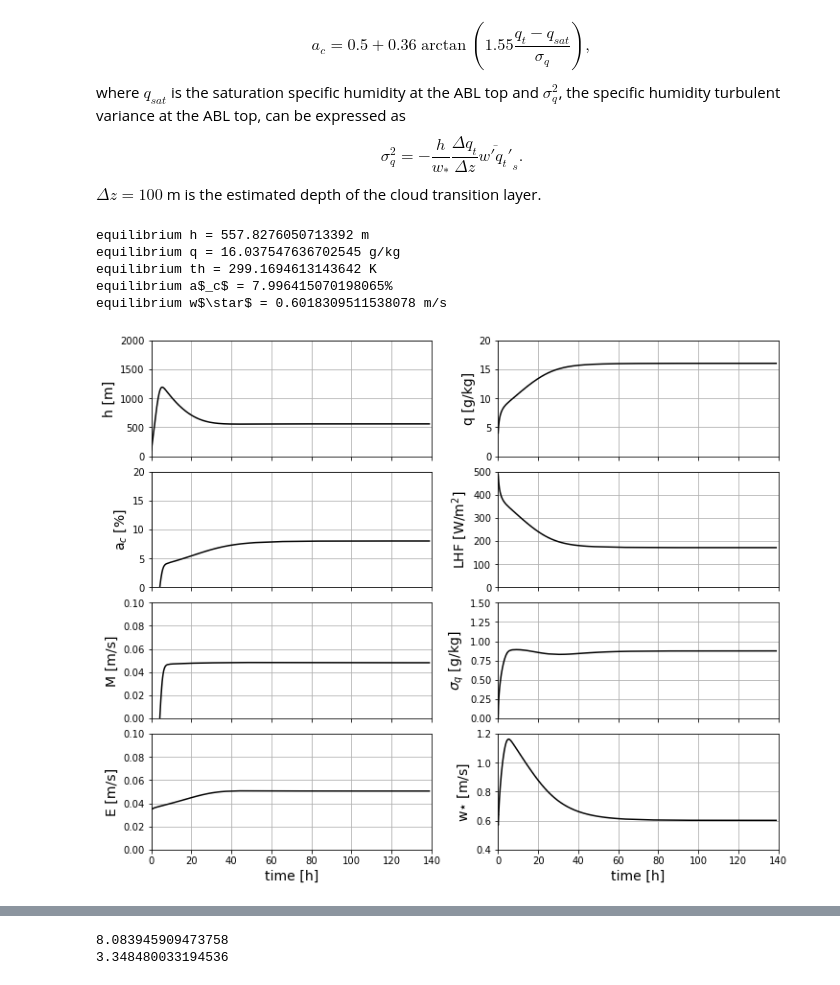
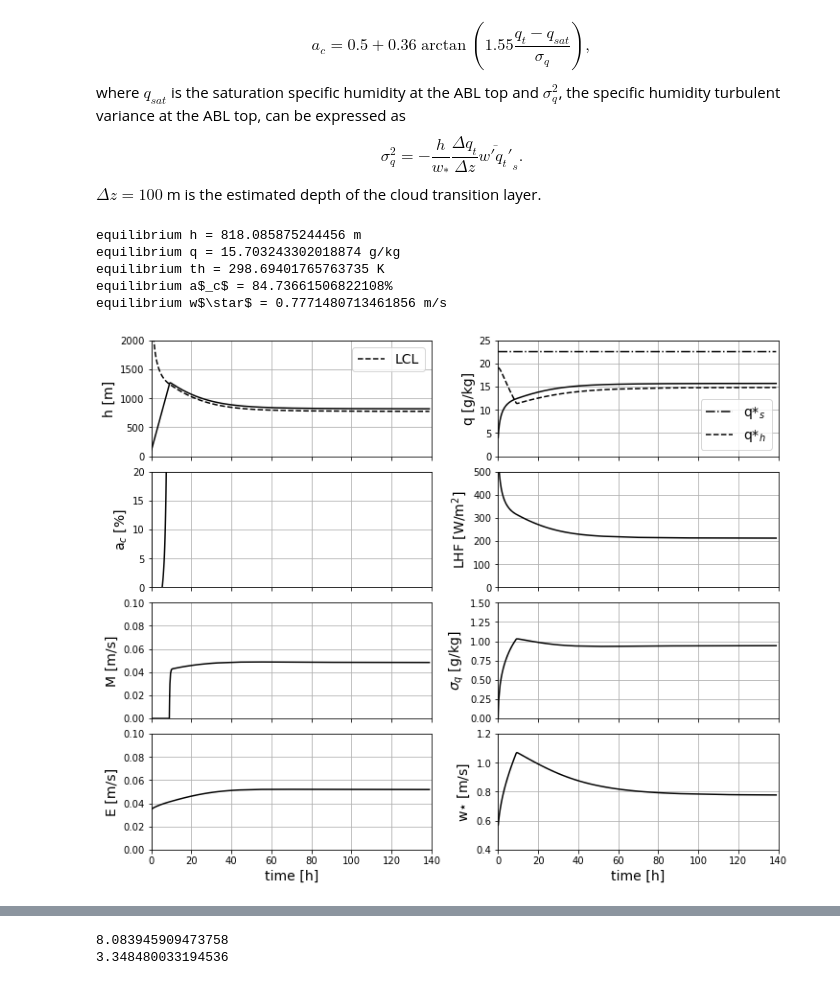
Before and after one commit to agonmer/ABL_bulk_models, a Jupyter notebook: neggers_etal_2006.ipynb, the cells around one changed output, grey strips where cells are left out. Cells and saved outputs as stored; diff of their text form; code cells hidden in the pictures.

```diff
--- a/neggers_etal_2006.ipynb
+++ b/neggers_etal_2006.ipynb
@@ -119,14 +245,17 @@ def neggers_et_al_2006(t,y,V,SST,D,q_free,th_free,ps):
     ### Define some diagnostic variables.
     # Entrainment.
     q_flux_s = V*Cqs*(q_s-y[1]) # total specific humidity flux at the surface
+    q_flux_s_CC = V*Cqs*(q_s) # Clausius Clapeyron specific humidity flux at the surface
     th_flux_s = V*Cths*(th_s-y[2]) # liquid water potential temperature flux at the surface
     thv_flux_s = (1+0.61*q_s)*th_flux_s + 0.61*th_s*q_flux_s # surface virtual potential temp flux
+    #thv_flux_s = (1+0.61*y[1])*th_flux_s + 0.61*y[2]*q_flux_s # surface virtual potential temp flux
     delta_q = Cqc*(q_free-y[1])
     delta_th = Cthc*(th_free-y[2])
     delta_thv = delta_th + 0.61*(y[1]*delta_th + y[2]*delta_q + delta_q*delta_th)
     E = 0.2*thv_flux_s/delta_thv
     # Mass flux.
-    thv0 = y[2]*(1+0.61*y[1]) # [K], ABL virtual potential temperature
+    #thv0 = y[2]*(1+0.61*y[1]) # [K], ABL virtual potential temperature
+    thv0 = th_s*(1+0.61*q_s) # [K], Surface virtual potential temperature
     b_flux_s = g*thv_flux_s/thv0 # surface buoyancy flux
     w_star = (y[0]*b_flux_s)**(1/3) # m/s, Deardorff convective velocity scale. 5th try
 #    w_star = (g*y[0]*thv_flux_s/(y[2]*(ps/ref_p)**(Rd/cpd)*(1+0.61*y[1])))**(1/3) # m/s, Deardorff convective velocity scale. 4th try
@@ -144,6 +273,14 @@ def neggers_et_al_2006(t,y,V,SST,D,q_free,th_free,ps):
     area_c = 0.5 + beta*np.arctan(gamma*(y[1]-q_sat)/sigma_q)
     M = area_c*w_star
 
+    # Define here the mass flux used in Neggers et al. (2019) computing the LCL with the exact formula from Romps (2017)
+    tau = 15*60 # adjustment time scale = 15 min
+    LCL = lcl(ps*100,T0,y[1]/q_s)
+    #M = np.heaviside(y[0]-LCL,0)*(y[0]-LCL)/tau
+
+    # Surface air density.
+    rhos = ps*100/(Rd*T0)
+
     ### Define the equations to be solved.
     dh_dt = E - D*y[0] - M
     dq_dt = (q_flux_s + E*delta_q)/y[0] + F_advq
@@ -159,7 +296,12 @@ def neggers_et_al_2006(t,y,V,SST,D,q_free,th_free,ps):
     M_ext.append(M)
     E_ext.append(E)
     sigma_q_ext.append(sigma_q)
-    LHF_ext.append(q_flux_s*Le)
+    LHF_ext.append(q_flux_s*Le*rhos)
+    LHF_CC_ext.append(q_flux_s_CC*Le*rhos)
+    SHF_ext.append(th_flux_s*cpd*rhos)
+    LCL_ext.append(LCL)
+    qs_ext.append(q_s)
+    qsat_ext.append(q_sat)
 
     return dh_dt, dq_dt, dth_dt
 # %%
@@ -195,12 +337,21 @@ M_ext = []
 E_ext = []
 sigma_q_ext = []
 LHF_ext = []
+LHF_CC_ext = []
+qs_ext = [] # qsat at the surface, as a function of the SST
+qsat_ext = [] # qsat at h
+SHF_ext = []
+LCL_ext = []
 sol = solve_ivp(neggers_et_al_2006, time, y0, dense_output=True, max_step=dt_max, args=(V,SST,D,q_free,th_free,ps))#, t_eval=t_eval)
 # %%
 # Plots for a single run.
 h = sol.y[0]
 q = sol.y[1]
 th = sol.y[2]
+
+q_s = qsea(SST-273.15,ps) # [kg/kg], surface total specific humidity (saturation value)
+eq_T0 = th[-1]*(ps/ref_p)**(Rd/cpd) # [K], air temperature at the surface, from the ABL theta value.
+eq_LCL = lcl(ps*100,eq_T0,q[-1]*1e3/q_s)
 
 # Define a time axis for the variables that are not retrieved as standard output of the models.
 t_final = np.max(sol.t)
@@ -216,14 +367,19 @@ print('equilibrium w$\star$ = '+str(w_star_ext[-1])+' m/s')
 fig, ax = plt.subplots(4,2,figsize=(10,8),sharex=True,constrained_layout=True)
 
 ax[0,0].plot(sol.t/3600,h,'k')
+ax[0,0].plot(time_ext,LCL_ext,'--k',label='LCL')
 ax[0,0].set_ylabel('h [m]',fontsize=14)
 ax[0,0].set_ylim(0,2e3)
 ax[0,0].grid()
+ax[0,0].legend(fontsize=14)
 
 ax[0,1].plot(sol.t/3600,q*1e3,'k')
+ax[0,1].plot(time_ext,np.array(qs_ext)*1e3,'-.k',label='q*$_s$')
+ax[0,1].plot(time_ext,np.array(qsat_ext)*1e3,'--k',label='q*$_h$')
 ax[0,1].set_ylabel('q [g/kg]',fontsize=14)
-ax[0,1].set_ylim(0,20)
+ax[0,1].set_ylim(0,25)
 ax[0,1].grid()
+ax[0,1].legend(fontsize=14)
 
 #plt.plot(sol.t/3600,sol.y[2],'.')
 #plt.ylabel('th [K]',fontsize=14)
@@ -249,39 +405,39 @@ ax[2,0].grid()
 ax[2,1].plot(time_ext,np.array(sigma_q_ext)*1e3,'k')
 ax[2,1].set_ylabel('$\\sigma_q$ [g/kg]',fontsize=14)
 ax[2,1].set_ylim(0,1.5)
 ax[2,1].grid()
 
 ax[3,0].plot(time_ext,np.array(E_ext),'k')
 ax[3,0].set_ylabel('E [m/s]',fontsize=14)
 ax[3,0].set_ylim(0,0.10)
 ax[3,0].grid()
 
 ax[3,1].plot(time_ext,np.array(w_star_ext),'k')
 ax[3,1].set_ylabel('w$\star$ [m/s]',fontsize=14)
 ax[3,1].set_ylim(0.4,1.2)
 ax[3,1].grid()
 
 ax[3,0].set_xlabel('time [h]',fontsize=14)
 ax[3,1].set_xlabel('time [h]',fontsize=14)
 ax[3,0].set_xlim(0,140)
 ax[3,1].set_xlim(0,140)
 
 # Define the variables with constant V(_mag), CV
 h_CV = h
 q_CV = q
 area_c_ext_CV = area_c_ext
 LHF_ext_CV = LHF_ext
 M_ext_CV = M_ext
 sigma_q_ext_CV = sigma_q_ext
 E_ext_CV = E_ext
 w_star_ext_CV = w_star_ext
 # %% [output]
-equilibrium h = 557.8276050713392 m
-equilibrium q = 16.037547636702545 g/kg
-equilibrium th = 299.1694613143642 K
-equilibrium a$_c$ = 7.996415070198065%
-equilibrium w$\star$ = 0.6018309511538078 m/s
+equilibrium h = 818.085875244456 m
+equilibrium q = 15.703243302018874 g/kg
+equilibrium th = 298.69401765763735 K
+equilibrium a$_c$ = 84.73661506822108%
+equilibrium w$\star$ = 0.7771480713461856 m/s
-[figure, old version]
+[figure, new version]
 # %%
 # Now test the dependence of the solution to some external parameters.
 
```
Also changed, not shown: parts of 4 cells of this notebook.
